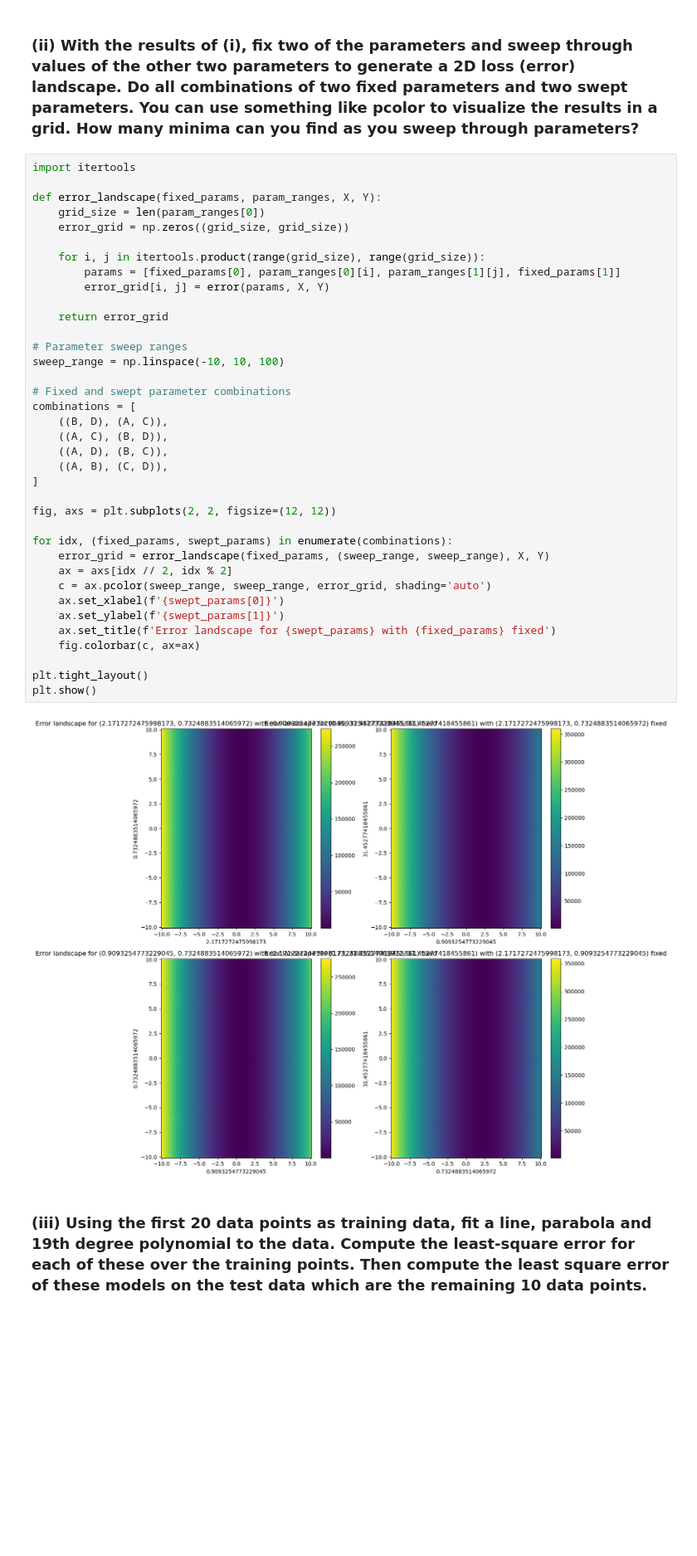
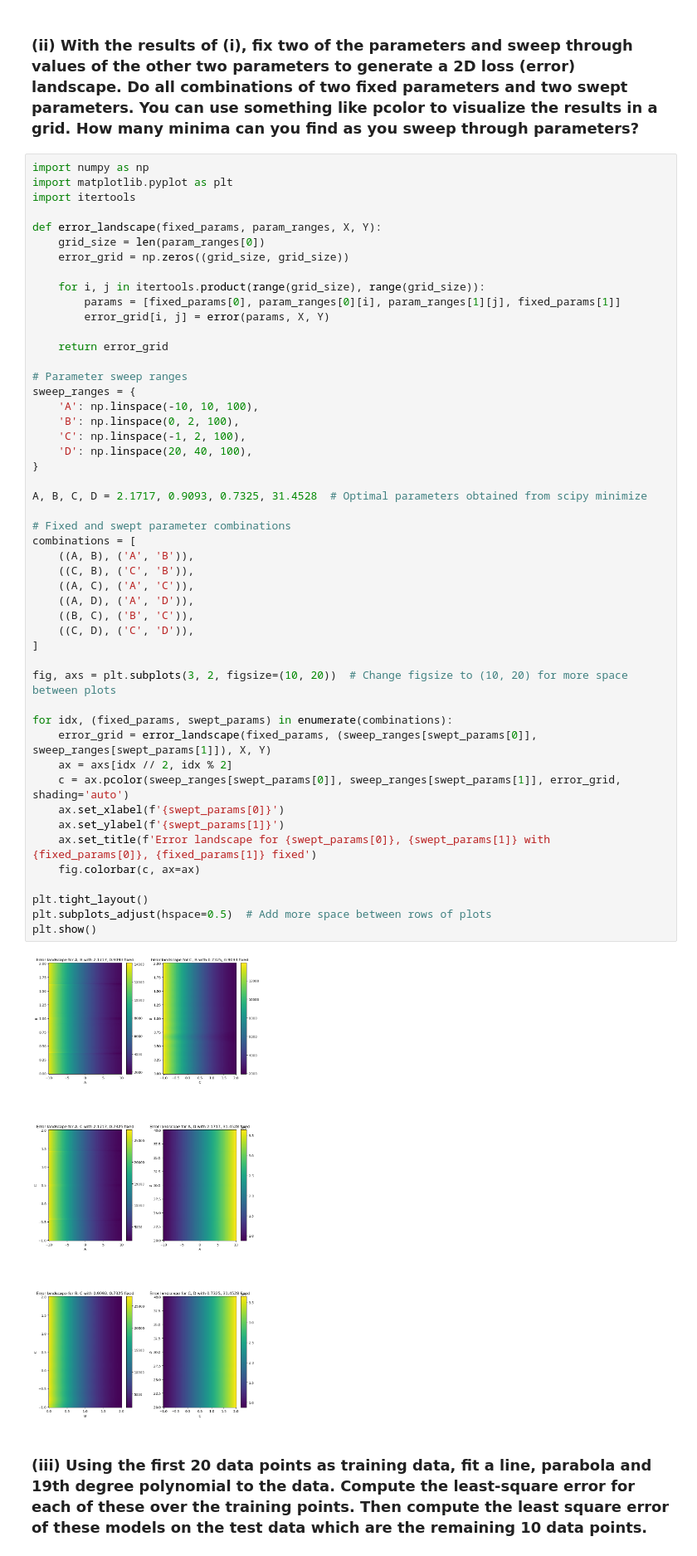
Before and after one commit to booquist/Discovering-the-Best-Models-for-Your-Data---EE-399-Spring-2023-Homework-1, a Jupyter notebook: line-fits.ipynb, the cells around one changed output. Shown: that part at 83% size. Cells and saved outputs as stored; diff of their text form; blank space fills up the shorter version.

Commit message:
Updated loss landscape graph for better visibility

```diff
--- a/line-fits.ipynb
+++ b/line-fits.ipynb
@@ -67,44 +68,56 @@ plt.show()
 # %% [markdown]
 ### (ii) With the results of (i), fix two of the parameters and sweep through values of the other two parameters to generate a 2D loss (error) landscape. Do all combinations of two fixed parameters and two swept parameters. You can use something like pcolor to visualize the results in a grid. How many minima can you find as you sweep through parameters?
 # %%
+import numpy as np
+import matplotlib.pyplot as plt
 import itertools
 
 def error_landscape(fixed_params, param_ranges, X, Y):
     grid_size = len(param_ranges[0])
     error_grid = np.zeros((grid_size, grid_size))
 
     for i, j in itertools.product(range(grid_size), range(grid_size)):
         params = [fixed_params[0], param_ranges[0][i], param_ranges[1][j], fixed_params[1]]
         error_grid[i, j] = error(params, X, Y)
 
     return error_grid
 
 # Parameter sweep ranges
-sweep_range = np.linspace(-10, 10, 100)
+sweep_ranges = {
+    'A': np.linspace(-10, 10, 100),
+    'B': np.linspace(0, 2, 100),
+    'C': np.linspace(-1, 2, 100),
+    'D': np.linspace(20, 40, 100),
+}
+
+A, B, C, D = 2.1717, 0.9093, 0.7325, 31.4528  # Optimal parameters obtained from scipy minimize
 
 # Fixed and swept parameter combinations
 combinations = [
-    ((B, D), (A, C)),
-    ((A, C), (B, D)),
-    ((A, D), (B, C)),
-    ((A, B), (C, D)),
+    ((A, B), ('A', 'B')),
+    ((C, B), ('C', 'B')),
+    ((A, C), ('A', 'C')),
+    ((A, D), ('A', 'D')),
+    ((B, C), ('B', 'C')),
+    ((C, D), ('C', 'D')),
 ]
 
-fig, axs = plt.subplots(2, 2, figsize=(12, 12))
+fig, axs = plt.subplots(3, 2, figsize=(10, 20))  # Change figsize to (10, 20) for more space between plots
 
 for idx, (fixed_params, swept_params) in enumerate(combinations):
-    error_grid = error_landscape(fixed_params, (sweep_range, sweep_range), X, Y)
+    error_grid = error_landscape(fixed_params, (sweep_ranges[swept_params[0]], sweep_ranges[swept_params[1]]), X, Y)
     ax = axs[idx // 2, idx % 2]
-    c = ax.pcolor(sweep_range, sweep_range, error_grid, shading='auto')
+    c = ax.pcolor(sweep_ranges[swept_params[0]], sweep_ranges[swept_params[1]], error_grid, shading='auto')
     ax.set_xlabel(f'{swept_params[0]}')
     ax.set_ylabel(f'{swept_params[1]}')
-    ax.set_title(f'Error landscape for {swept_params} with {fixed_params} fixed')
+    ax.set_title(f'Error landscape for {swept_params[0]}, {swept_params[1]} with {fixed_params[0]}, {fixed_params[1]} fixed')
     fig.colorbar(c, ax=ax)
 
 plt.tight_layout()
+plt.subplots_adjust(hspace=0.5)  # Add more space between rows of plots
 plt.show()
 # %% [output]
-[figure, old version]
+[figure, new version]
 # %% [markdown]
 ### (iii) Using the first 20 data points as training data, fit a line, parabola and 19th degree polynomial to the data. Compute the least-square error for each of these over the training points. Then compute the least square error of these models on the test data which are the remaining 10 data points.
 # %%
```
Also changed, not shown: parts of 1 cell of this notebook.
